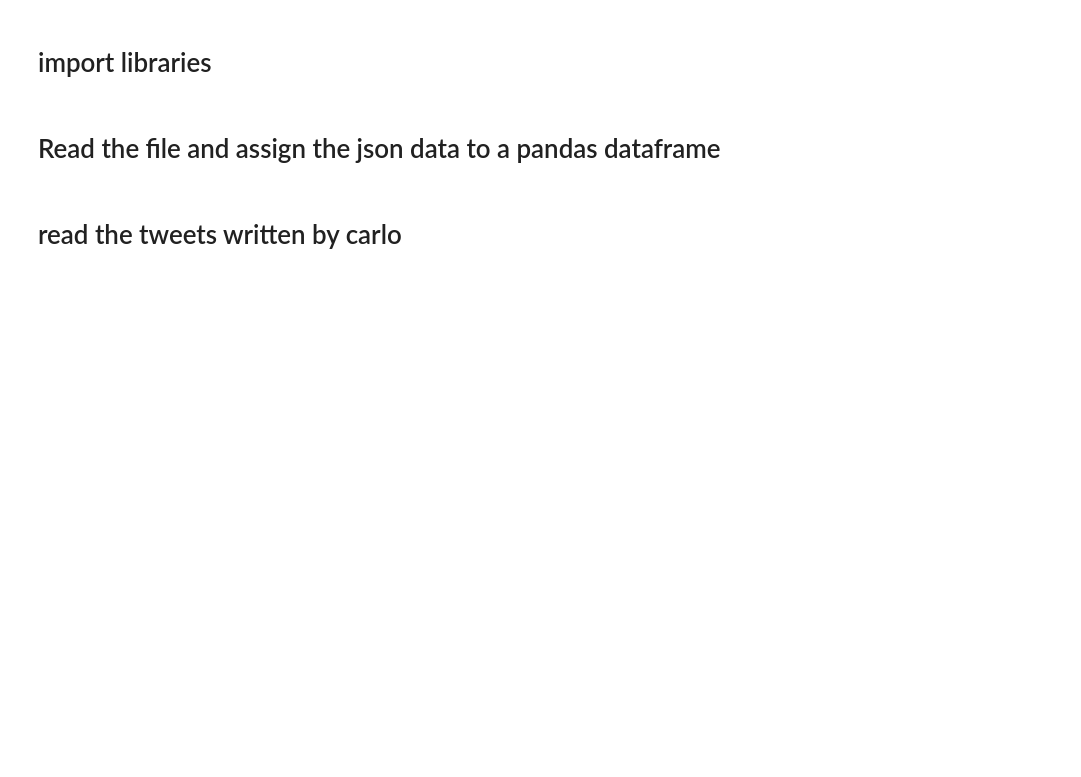
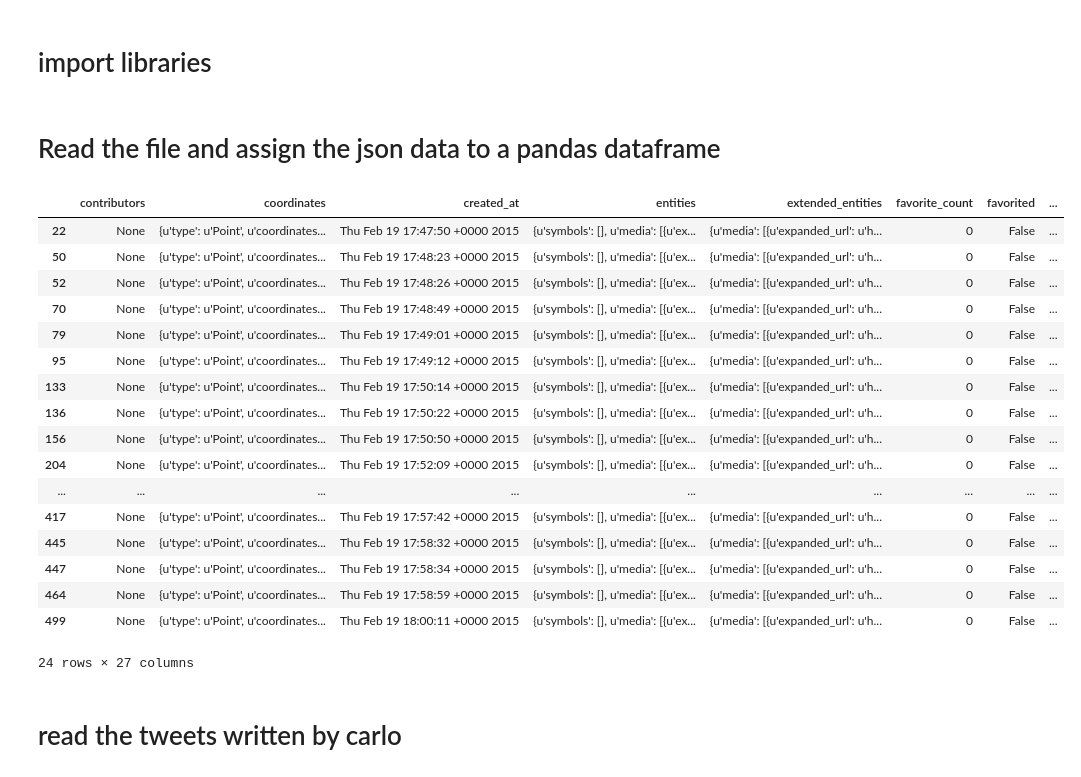
Before and after one commit to jshiv/playGround, a Jupyter notebook: twitter_scraper/read_json_word_count.ipynb, the cells around one changed output. Drawn from its saved outputs; the diff is of its cells as text; code cells hidden in the pictures; blank space fills up the shorter version.

```diff
--- a/twitter_scraper/read_json_word_count.ipynb
+++ b/twitter_scraper/read_json_word_count.ipynb
@@ -14,6 +14,27 @@ with open(filename, 'r') as f:
 
 data = [json.loads(s) for s in l]
 df = pd.DataFrame(data)
+# %%
+df[~df.coordinates.isnull()]
+# %% [output]
+|  | contributors | coordinates | created_at | entities | extended_entities | favorite_count | favorited | ... |
+| 22 | None | {u'type': u'Point', u'coordinates... | Thu Feb 19 17:47:50 +0000 2015 | {u'symbols': [], u'media': [{u'ex... | {u'media': [{u'expanded_url': u'h... | 0 | False | ... |
+| 50 | None | {u'type': u'Point', u'coordinates... | Thu Feb 19 17:48:23 +0000 2015 | {u'symbols': [], u'media': [{u'ex... | {u'media': [{u'expanded_url': u'h... | 0 | False | ... |
+| 52 | None | {u'type': u'Point', u'coordinates... | Thu Feb 19 17:48:26 +0000 2015 | {u'symbols': [], u'media': [{u'ex... | {u'media': [{u'expanded_url': u'h... | 0 | False | ... |
+| 70 | None | {u'type': u'Point', u'coordinates... | Thu Feb 19 17:48:49 +0000 2015 | {u'symbols': [], u'media': [{u'ex... | {u'media': [{u'expanded_url': u'h... | 0 | False | ... |
+| 79 | None | {u'type': u'Point', u'coordinates... | Thu Feb 19 17:49:01 +0000 2015 | {u'symbols': [], u'media': [{u'ex... | {u'media': [{u'expanded_url': u'h... | 0 | False | ... |
+| 95 | None | {u'type': u'Point', u'coordinates... | Thu Feb 19 17:49:12 +0000 2015 | {u'symbols': [], u'media': [{u'ex... | {u'media': [{u'expanded_url': u'h... | 0 | False | ... |
+| 133 | None | {u'type': u'Point', u'coordinates... | Thu Feb 19 17:50:14 +0000 2015 | {u'symbols': [], u'media': [{u'ex... | {u'media': [{u'expanded_url': u'h... | 0 | False | ... |
+| 136 | None | {u'type': u'Point', u'coordinates... | Thu Feb 19 17:50:22 +0000 2015 | {u'symbols': [], u'media': [{u'ex... | {u'media': [{u'expanded_url': u'h... | 0 | False | ... |
+| 156 | None | {u'type': u'Point', u'coordinates... | Thu Feb 19 17:50:50 +0000 2015 | {u'symbols': [], u'media': [{u'ex... | {u'media': [{u'expanded_url': u'h... | 0 | False | ... |
+| 204 | None | {u'type': u'Point', u'coordinates... | Thu Feb 19 17:52:09 +0000 2015 | {u'symbols': [], u'media': [{u'ex... | {u'media': [{u'expanded_url': u'h... | 0 | False | ... |
+| ... | ... | ... | ... | ... | ... | ... | ... | ... |
+| 417 | None | {u'type': u'Point', u'coordinates... | Thu Feb 19 17:57:42 +0000 2015 | {u'symbols': [], u'media': [{u'ex... | {u'media': [{u'expanded_url': u'h... | 0 | False | ... |
+| 445 | None | {u'type': u'Point', u'coordinates... | Thu Feb 19 17:58:32 +0000 2015 | {u'symbols': [], u'media': [{u'ex... | {u'media': [{u'expanded_url': u'h... | 0 | False | ... |
+| 447 | None | {u'type': u'Point', u'coordinates... | Thu Feb 19 17:58:34 +0000 2015 | {u'symbols': [], u'media': [{u'ex... | {u'media': [{u'expanded_url': u'h... | 0 | False | ... |
+| 464 | None | {u'type': u'Point', u'coordinates... | Thu Feb 19 17:58:59 +0000 2015 | {u'symbols': [], u'media': [{u'ex... | {u'media': [{u'expanded_url': u'h... | 0 | False | ... |
+| 499 | None | {u'type': u'Point', u'coordinates... | Thu Feb 19 18:00:11 +0000 2015 | {u'symbols': [], u'media': [{u'ex... | {u'media': [{u'expanded_url': u'h... | 0 | False | ... |
+24 rows × 27 columns
 # %% [markdown]
 # read the tweets written by carlo
 # %%
```
Also changed, not shown: 4 other files.
